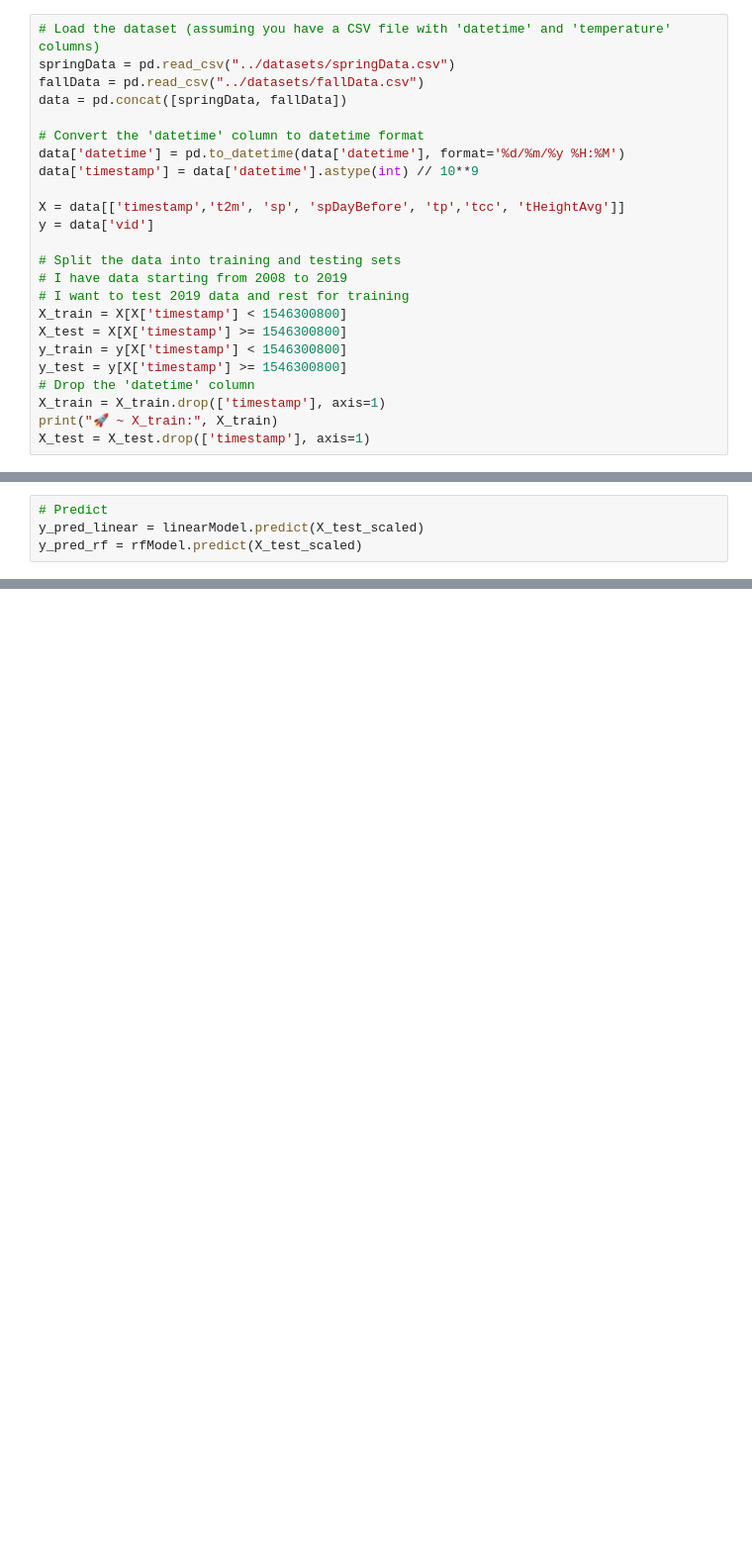
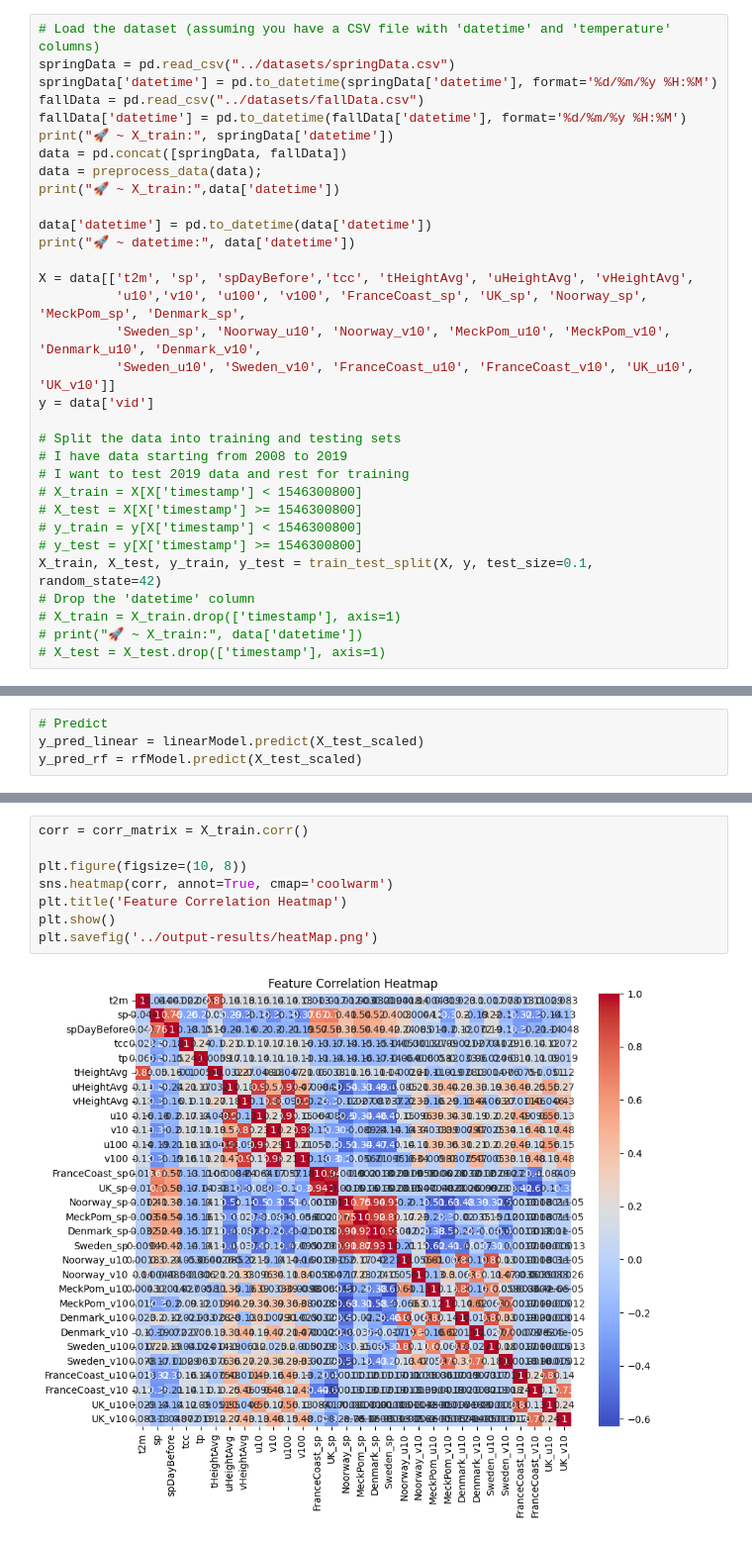
Before and after one commit to gulzerr/migratory-birds-pattern, a Jupyter notebook: src/birdDensity.ipynb, the cells around one changed output, grey strips where cells are left out. Shown at 99% size. Drawn from its saved outputs; the diff is of its cells as text; blank space fills up the shorter version.

```diff
--- a/src/birdDensity.ipynb
+++ b/src/birdDensity.ipynb
@@ -19,25 +35,33 @@ rf_reg = RandomForestRegressor(n_estimators=100)
 # %%
 # Load the dataset (assuming you have a CSV file with 'datetime' and 'temperature' columns)
 springData = pd.read_csv("../datasets/springData.csv")
+springData['datetime'] = pd.to_datetime(springData['datetime'], format='%d/%m/%y %H:%M')
 fallData = pd.read_csv("../datasets/fallData.csv")
+fallData['datetime'] = pd.to_datetime(fallData['datetime'], format='%d/%m/%y %H:%M')
+print("🚀 ~ X_train:", springData['datetime'])
 data = pd.concat([springData, fallData])
+data = preprocess_data(data);
+print("🚀 ~ X_train:",data['datetime'])
 
-# Convert the 'datetime' column to datetime format
-data['datetime'] = pd.to_datetime(data['datetime'], format='%d/%m/%y %H:%M')
-data['timestamp'] = data['datetime'].astype(int) // 10**9
+data['datetime'] = pd.to_datetime(data['datetime'])
+print("🚀 ~ datetime:", data['datetime'])
 
-X = data[['timestamp','t2m', 'sp', 'spDayBefore', 'tp','tcc', 'tHeightAvg']]
+X = data[['t2m', 'sp', 'spDayBefore','tcc', 'tHeightAvg', 'uHeightAvg', 'vHeightAvg',
+          'u10','v10', 'u100', 'v100', 'FranceCoast_sp', 'UK_sp', 'Noorway_sp', 'MeckPom_sp', 'Denmark_sp',
+          'Sweden_sp', 'Noorway_u10', 'Noorway_v10', 'MeckPom_u10', 'MeckPom_v10', 'Denmark_u10', 'Denmark_v10',
+          'Sweden_u10', 'Sweden_v10', 'FranceCoast_u10', 'FranceCoast_v10', 'UK_u10', 'UK_v10']]
 y = data['vid']
 
 # Split the data into training and testing sets
 # I have data starting from 2008 to 2019
 # I want to test 2019 data and rest for training
-X_train = X[X['timestamp'] < 1546300800]
-X_test = X[X['timestamp'] >= 1546300800]
-y_train = y[X['timestamp'] < 1546300800]
-y_test = y[X['timestamp'] >= 1546300800]
+# X_train = X[X['timestamp'] < 1546300800]
+# X_test = X[X['timestamp'] >= 1546300800]
+# y_train = y[X['timestamp'] < 1546300800]
+# y_test = y[X['timestamp'] >= 1546300800]
+X_train, X_test, y_train, y_test = train_test_split(X, y, test_size=0.1, random_state=42)
 # Drop the 'datetime' column
-X_train = X_train.drop(['timestamp'], axis=1)
-print("🚀 ~ X_train:", X_train)
-X_test = X_test.drop(['timestamp'], axis=1)
+# X_train = X_train.drop(['timestamp'], axis=1)
+# print("🚀 ~ X_train:", data['datetime'])
+# X_test = X_test.drop(['timestamp'], axis=1)
 # %% [output]
@@ -129,0 +284,10 @@ is:  6.424712918050001  birds/km^2
+# %%
+corr = corr_matrix = X_train.corr()
+
+plt.figure(figsize=(10, 8))
+sns.heatmap(corr, annot=True, cmap='coolwarm')
+plt.title('Feature Correlation Heatmap')
+plt.show()
+plt.savefig('../output-results/heatMap.png')
+# %% [output]
+[figure, added]
```
Also changed, not shown: parts of 26 cells of this notebook, 14 other files.
